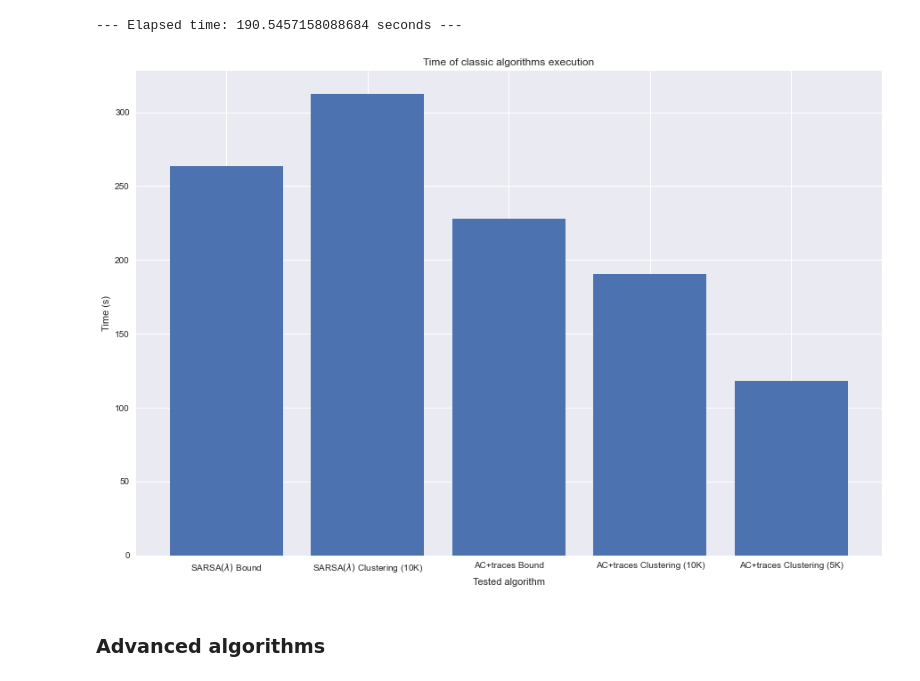
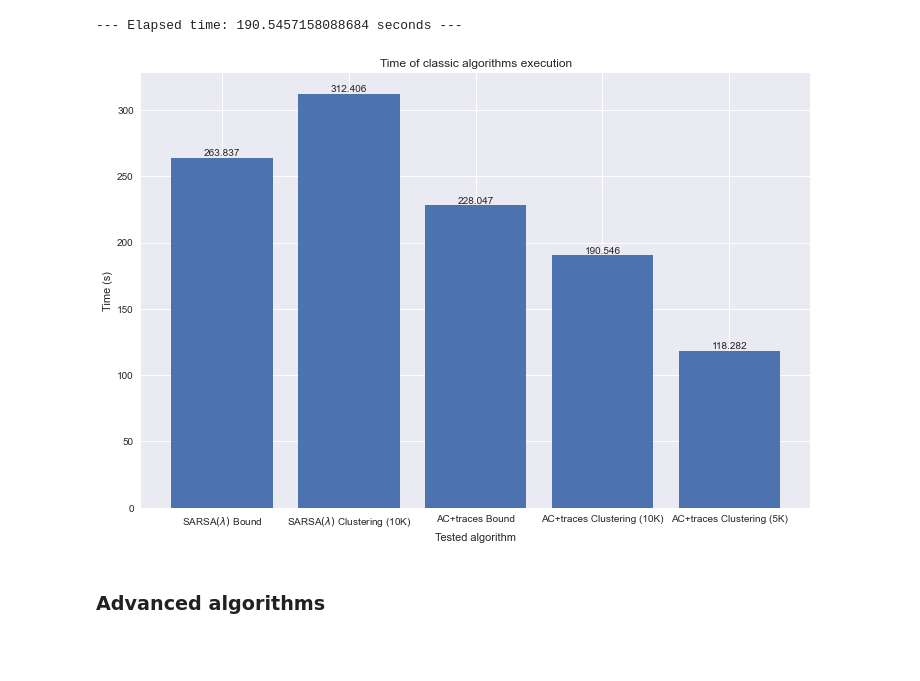
Before and after one commit to andreszpt/rl-slimevolley, a Jupyter notebook: src/times.ipynb, the cells around one changed output. Drawn from its saved outputs; the diff is of its cells as text; code cells hidden in the pictures; blank space fills up the shorter version.

```diff
--- a/src/times.ipynb
+++ b/src/times.ipynb
@@ -236,16 +146,17 @@ print("--- Elapsed time: %s seconds ---" % (t_ac_clust_10))
 --- Elapsed time: 190.5457158088684 seconds ---
 # %%
 times_classic = [t_sl_bound, t_sl_clust_10, t_ac_bound, t_ac_clust_10, t_ac_clust_5]
-fig, ax = plt.subplots(figsize=(15, 10))
-ax.bar(['SARSA$(\lambda)$ Bound', 'SARSA$(\lambda)$ Clustering (10K)', 'AC+traces Bound', 'AC+traces Clustering (10K)', 'AC+traces Clustering (5K)'],
+fig, ax = plt.subplots(figsize=(12, 8))
+bars = ax.bar(['SARSA$(\lambda)$ Bound', 'SARSA$(\lambda)$ Clustering (10K)', 'AC+traces Bound', 'AC+traces Clustering (10K)', 'AC+traces Clustering (5K)'],
        times_classic)
+ax.bar_label(bars)
 ax.set_title('Time of classic algorithms execution')
 ax.set_xlabel('Tested algorithm')
 ax.set_ylabel('Time (s)');
 
 plt.savefig(join(FIGDIR, 'classic', 'Time of classic algorithms execution.png'), dpi=300, bbox_inches='tight')
 # %% [output]
-[figure, old version]
+[figure, new version]
 # %% [markdown]
 ### Advanced algorithms
 # %%
```
Also changed, not shown: parts of 8 cells of this notebook.
